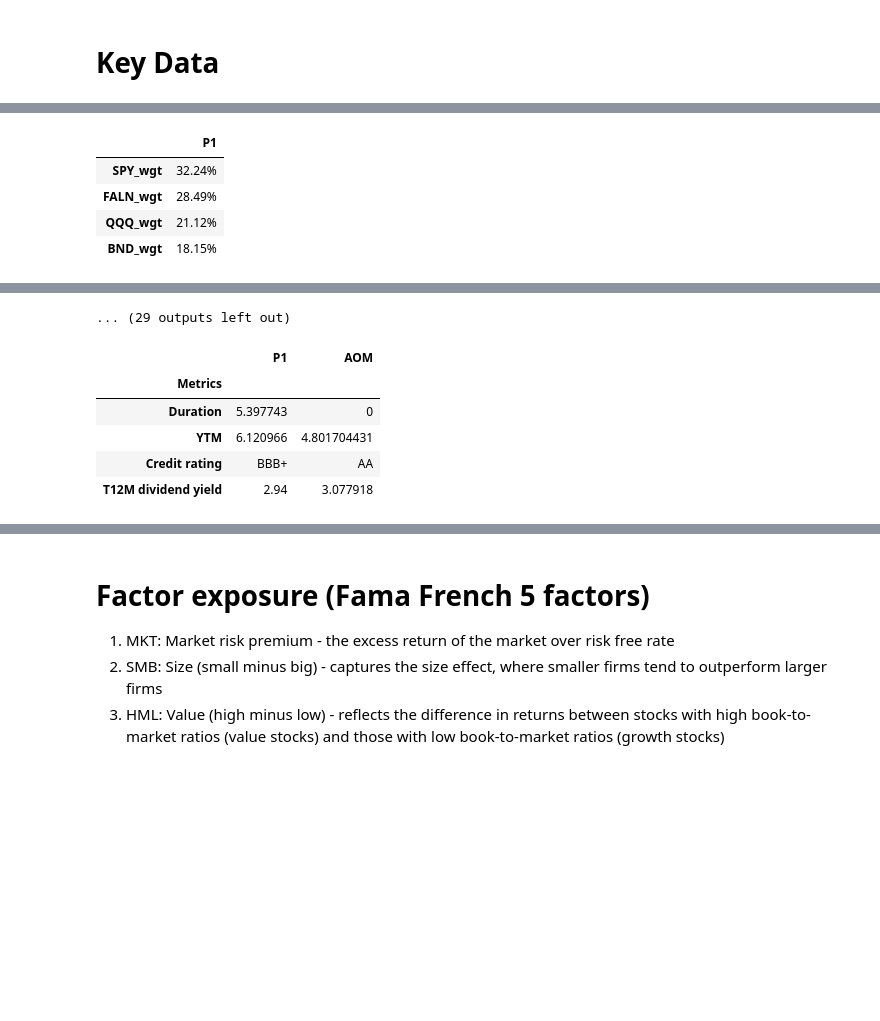
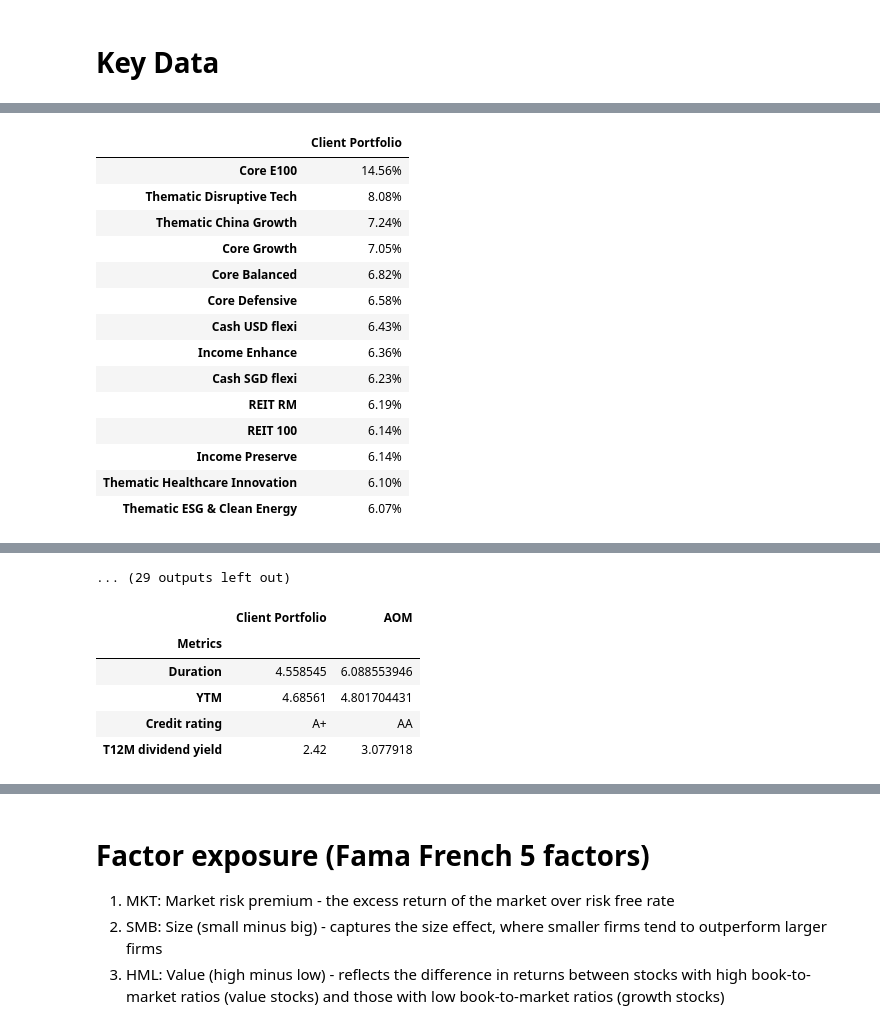
Before and after one commit to weijieleong/Portfolio-Visualizer, a Jupyter notebook: Portfolio_Visualizer_colab.ipynb, the cells around one changed output, grey strips where cells are left out. Saved outputs shown, nothing was run; the diff lists cells and outputs as text; code cells hidden in the pictures; blank space fills up the shorter version.

```diff
--- a/Portfolio_Visualizer_colab.ipynb
+++ b/Portfolio_Visualizer_colab.ipynb
@@ -1240,44 +1247,56 @@ def generate_key_holdings():
 
     # Populate tabs with content
     with t.output_to(tab_names[0]):  # Latest Allocation
+        df_ports_alloc_latest.index = df_ports_alloc_latest.index.str.replace('_wgt', '')
         display(df_ports_alloc_latest.pipe(pc.apply_style_heatmap).pipe(pc.apply_2dp_percentage))
 
     with t.output_to(tab_names[1]):  # Average Allocation
+        df_ports_alloc_avg.index = df_ports_alloc_avg.index.str.replace('_wgt', '')
         display(df_ports_alloc_avg.pipe(pc.apply_style_heatmap).pipe(pc.apply_2dp_percentage))
 
     with t.output_to(tab_names[2]):  # Portfolio Allocation
       for port in port_names:
         print(port)
         pc.plot_weights_and_turnover(all_port_wgt[port], show_data=True, show_turnover=False, show_rebal=True)
 
     with t.output_to(tab_names[3]):  # Asset class exposure
         display(assetclass_breakdown_all.pipe(pc.apply_style_heatmap).pipe(pc.apply_2dp_percentage))
 
     with t.output_to(tab_names[4]):  # Country exposure
         display(country_breakdown_all.pipe(pc.apply_style_heatmap).pipe(pc.apply_2dp_percentage))
 
     with t.output_to(tab_names[5]):  # Sector xposure
         display(sector_breakdown_all.pipe(pc.apply_style_heatmap).pipe(pc.apply_2dp_percentage))
 
     display(t)
 
 # key_holdings_button = widgets.Button(description="Generate Key Holdings & Allocations", layout=widgets.Layout(width='auto'))
 # key_holdings_button.on_click(generate_key_holdings_func)
 # display(key_holdings_button)
 generate_key_holdings()
 # %% [output]
 [interactive output not drawn]
 [interactive output not drawn]
 [interactive output not drawn]
 [interactive output not drawn]
 [interactive output not drawn]
 [interactive output not drawn]
 [interactive output not drawn]
-|  | P1 |
-| SPY_wgt | 32.24% |
-| FALN_wgt | 28.49% |
-| QQQ_wgt | 21.12% |
-| BND_wgt | 18.15% |
+|  | Client Portfolio |
+| Core E100 | 14.56% |
+| Thematic Disruptive Tech | 8.08% |
+| Thematic China Growth | 7.24% |
+| Core Growth | 7.05% |
+| Core Balanced | 6.82% |
+| Core Defensive | 6.58% |
+| Cash USD flexi | 6.43% |
+| Income Enhance | 6.36% |
+| Cash SGD flexi | 6.23% |
+| REIT RM | 6.19% |
+| REIT 100 | 6.14% |
+| Income Preserve | 6.14% |
+| Thematic Healthcare Innovation | 6.10% |
+| Thematic ESG & Clean Energy | 6.07% |
 [interactive output not drawn]
 [interactive output not drawn]
 [interactive output not drawn]
@@ -1295,7 +1314,7 @@ dvd_breakdown_all = round(dvd_breakdown_all, 2)
 
 
 # Duration, YTM and credit quality of FI components only
-fixed_income_list = list(df_sec_list[df_sec_list['Category']=='Fixed income']['Ticker'].values)
+fixed_income_list = list(df_fi_metrics.loc['YTM'][df_fi_metrics.loc['YTM'] != 0].index)
 port_fi_metrics = pd.DataFrame()
 
 for i in (port_names):
@@ -1308,9 +1327,9 @@ port_fi_metrics = pd.concat([port_fi_metrics, df_fi_metrics.loc[['Duration', 'YT
 port_fi_metrics = pd.concat([port_fi_metrics, dvd_breakdown_all], axis=0)
 port_fi_metrics
 # %% [output]
-|  | P1 | AOM |
+|  | Client Portfolio | AOM |
 | Metrics |  |  |
-| Duration | 5.397743 | 0 |
-| YTM | 6.120966 | 4.801704431 |
-| Credit rating | BBB+ | AA |
-| T12M dividend yield | 2.94 | 3.077918 |
+| Duration | 4.558545 | 6.088553946 |
+| YTM | 4.68561 | 4.801704431 |
+| Credit rating | A+ | AA |
+| T12M dividend yield | 2.42 | 3.077918 |
```
Also changed, not shown: parts of 8 cells of this notebook.
